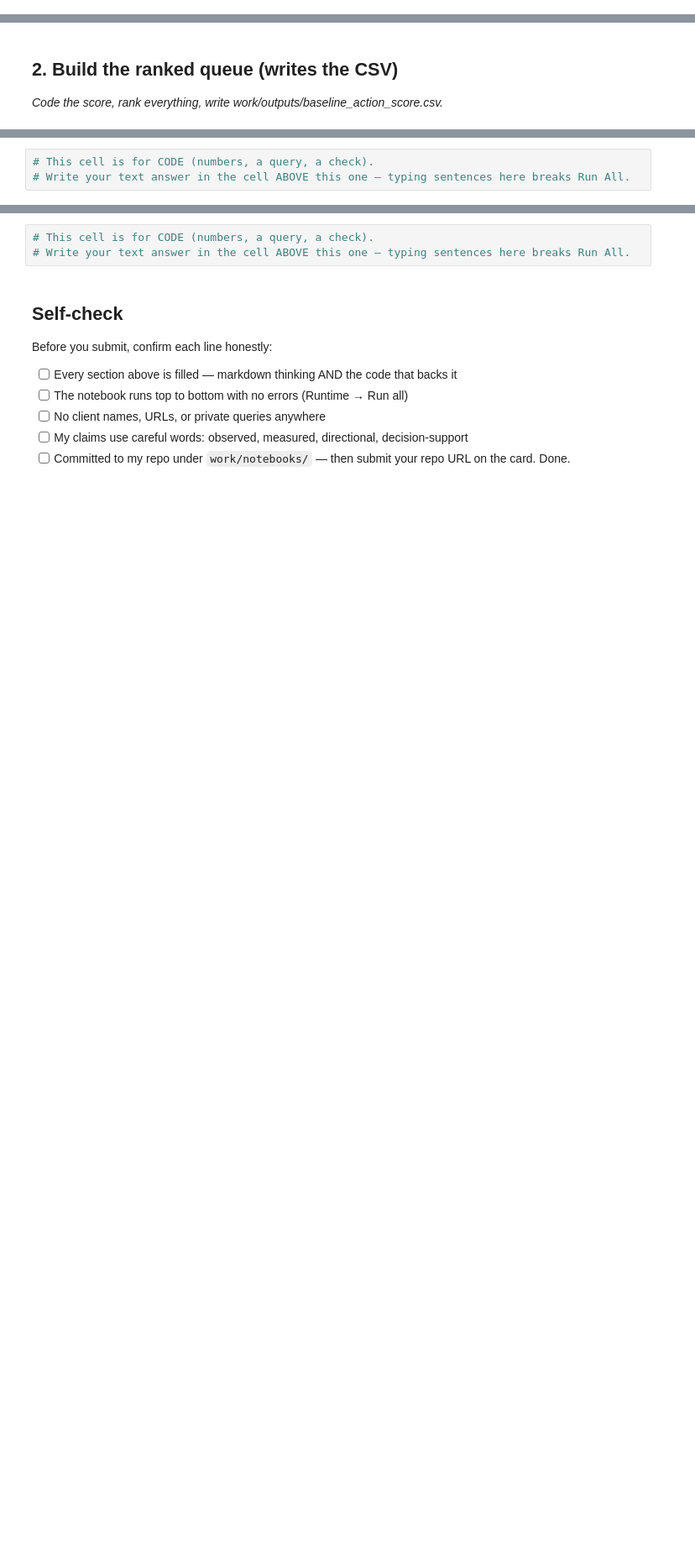
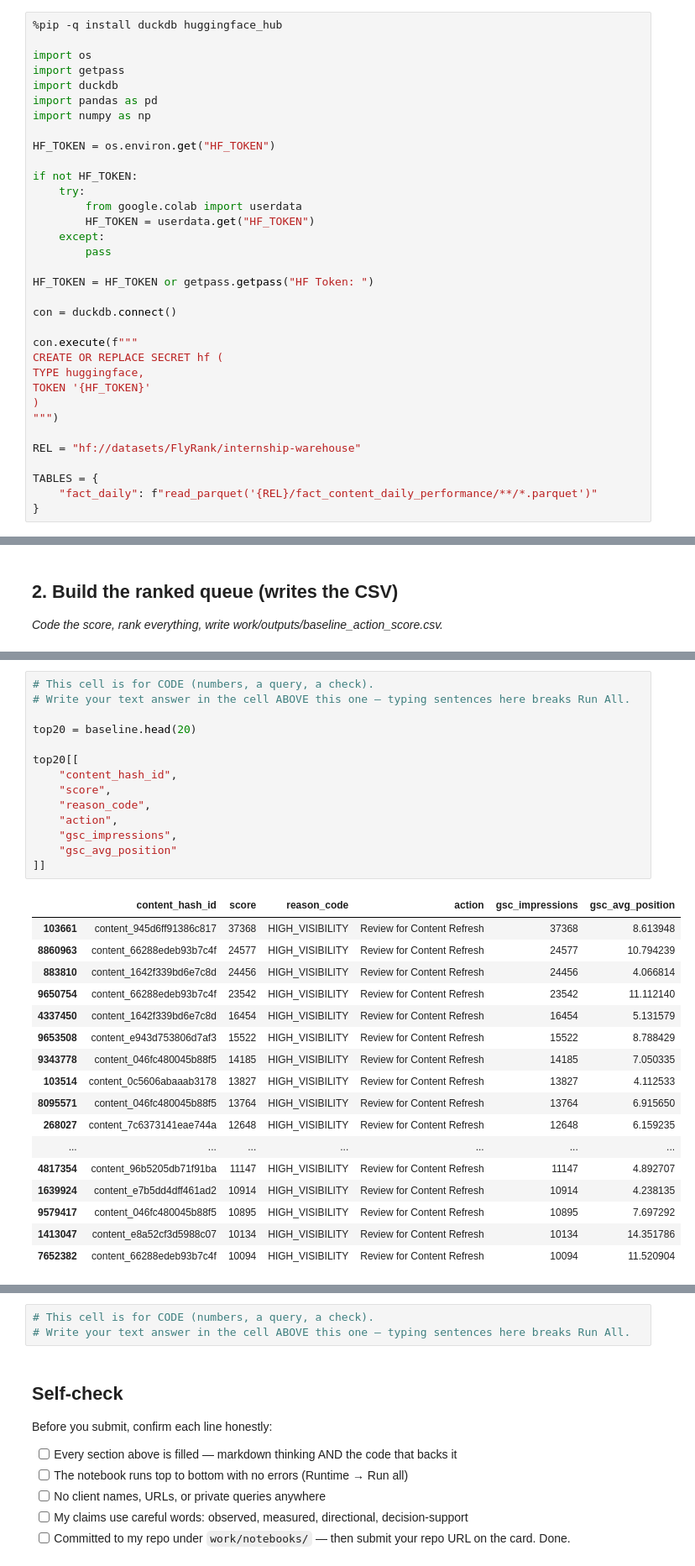
Before and after one commit to ShamirAli55/flyrank-internship, a Jupyter notebook: work/notebooks/w04_baseline_score.ipynb, the cells around one changed output, grey strips where cells are left out. Shown at 84% size. Cells and saved outputs as stored; diff of their text form; blank space fills up the shorter version.

```diff
--- a/work/notebooks/w04_baseline_score.ipynb
+++ b/work/notebooks/w04_baseline_score.ipynb
@@ -12,0 +9,34 @@ This skeleton is yours to fill. Work the sections **in order** — each one has
+# %%
+%pip -q install duckdb huggingface_hub
+
+import os
+import getpass
+import duckdb
+import pandas as pd
+import numpy as np
+
+HF_TOKEN = os.environ.get("HF_TOKEN")
+
+if not HF_TOKEN:
+    try:
+        from google.colab import userdata
+        HF_TOKEN = userdata.get("HF_TOKEN")
+    except:
+        pass
+
+HF_TOKEN = HF_TOKEN or getpass.getpass("HF Token: ")
+
+con = duckdb.connect()
+
+con.execute(f"""
+CREATE OR REPLACE SECRET hf (
+TYPE huggingface,
+TOKEN '{HF_TOKEN}'
+)
+""")
+
+REL = "hf://datasets/FlyRank/internship-warehouse"
+
+TABLES = {
+    "fact_daily": f"read_parquet('{REL}/fact_content_daily_performance/**/*.parquet')"
+}
@@ -20,3 +154,32 @@ This skeleton is yours to fill. Work the sections **in order** — each one has
 # %%
 # This cell is for CODE (numbers, a query, a check).
 # Write your text answer in the cell ABOVE this one — typing sentences here breaks Run All.
+
+top20 = baseline.head(20)
+
+top20[[
+    "content_hash_id",
+    "score",
+    "reason_code",
+    "action",
+    "gsc_impressions",
+    "gsc_avg_position"
+]]
+# %% [output]
+|  | content_hash_id | score | reason_code | action | gsc_impressions | gsc_avg_position |
+| 103661 | content_945d6ff91386c817 | 37368 | HIGH_VISIBILITY | Review for Content Refresh | 37368 | 8.613948 |
+| 8860963 | content_66288edeb93b7c4f | 24577 | HIGH_VISIBILITY | Review for Content Refresh | 24577 | 10.794239 |
+| 883810 | content_1642f339bd6e7c8d | 24456 | HIGH_VISIBILITY | Review for Content Refresh | 24456 | 4.066814 |
+| 9650754 | content_66288edeb93b7c4f | 23542 | HIGH_VISIBILITY | Review for Content Refresh | 23542 | 11.112140 |
+| 4337450 | content_1642f339bd6e7c8d | 16454 | HIGH_VISIBILITY | Review for Content Refresh | 16454 | 5.131579 |
+| 9653508 | content_e943d753806d7af3 | 15522 | HIGH_VISIBILITY | Review for Content Refresh | 15522 | 8.788429 |
+| 9343778 | content_046fc480045b88f5 | 14185 | HIGH_VISIBILITY | Review for Content Refresh | 14185 | 7.050335 |
+| 103514 | content_0c5606abaaab3178 | 13827 | HIGH_VISIBILITY | Review for Content Refresh | 13827 | 4.112533 |
+| 8095571 | content_046fc480045b88f5 | 13764 | HIGH_VISIBILITY | Review for Content Refresh | 13764 | 6.915650 |
+| 268027 | content_7c6373141eae744a | 12648 | HIGH_VISIBILITY | Review for Content Refresh | 12648 | 6.159235 |
+| ... | ... | ... | ... | ... | ... | ... |
+| 4817354 | content_96b5205db71f91ba | 11147 | HIGH_VISIBILITY | Review for Content Refresh | 11147 | 4.892707 |
+| 1639924 | content_e7b5dd4dff461ad2 | 10914 | HIGH_VISIBILITY | Review for Content Refresh | 10914 | 4.238135 |
+| 9579417 | content_046fc480045b88f5 | 10895 | HIGH_VISIBILITY | Review for Content Refresh | 10895 | 7.697292 |
+| 1413047 | content_e8a52cf3d5988c07 | 10134 | HIGH_VISIBILITY | Review for Content Refresh | 10134 | 14.351786 |
+| 7652382 | content_66288edeb93b7c4f | 10094 | HIGH_VISIBILITY | Review for Content Refresh | 10094 | 11.520904 |
```
Also changed, not shown: parts of 10 cells of this notebook.
